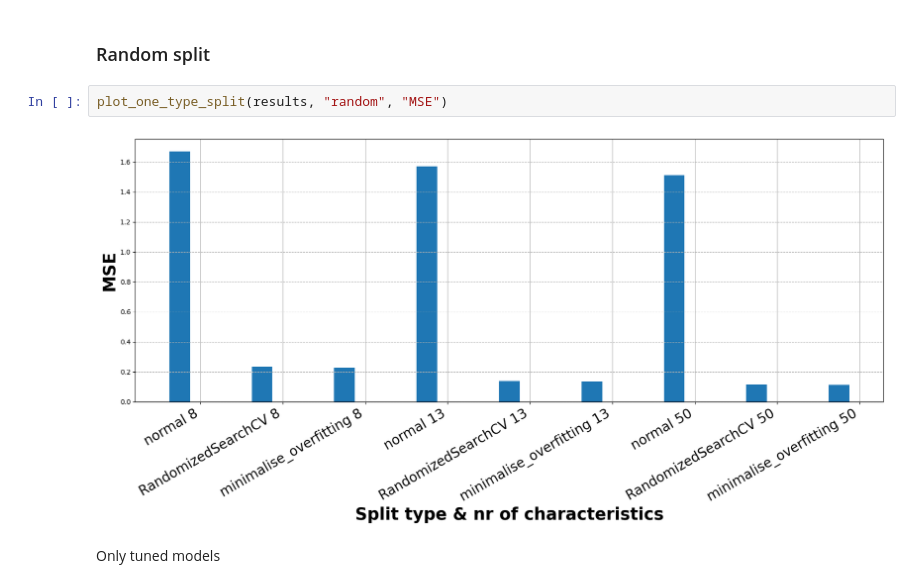
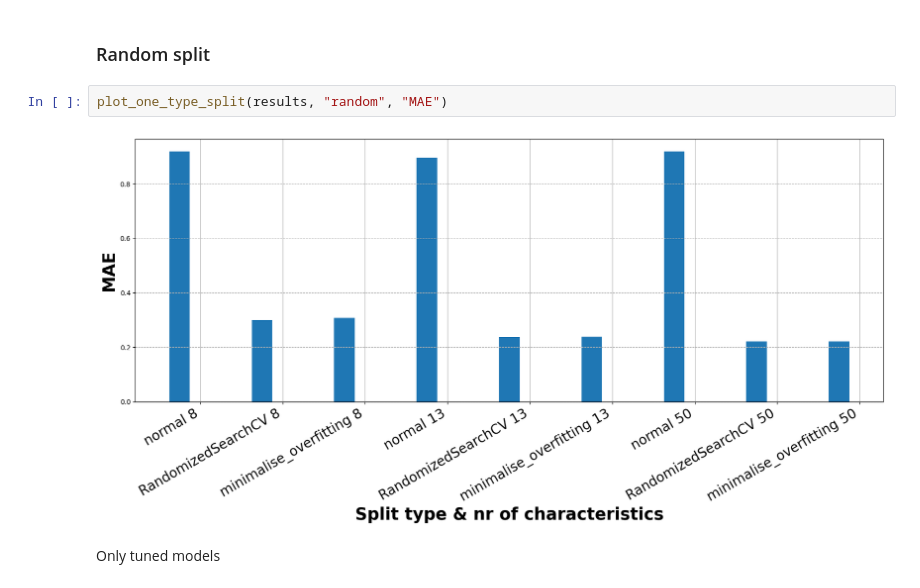
Before and after one commit to Paulina100/ML-for-TTRPG-game-design, a Jupyter notebook: notebooks/models/random_forest/random_forest_summary.ipynb, the cells around one changed output. Saved outputs shown, nothing was run; the diff lists cells and outputs as text.

```diff
--- a/notebooks/models/random_forest/random_forest_summary.ipynb
+++ b/notebooks/models/random_forest/random_forest_summary.ipynb
@@ -55,9 +55,9 @@ plot_summary(results[results["Tuning type"] != "normal"], "MSE")
 # %% [markdown]
 ### Random split
 # %%
-plot_one_type_split(results, "random", "MSE")
+plot_one_type_split(results, "random", "MAE")
 # %% [output]
-[figure, old version]
+[figure, new version]
 # %% [markdown]
 Only tuned models
 # %%
```
Also changed, not shown: parts of 10 cells of this notebook, 6 other files.
